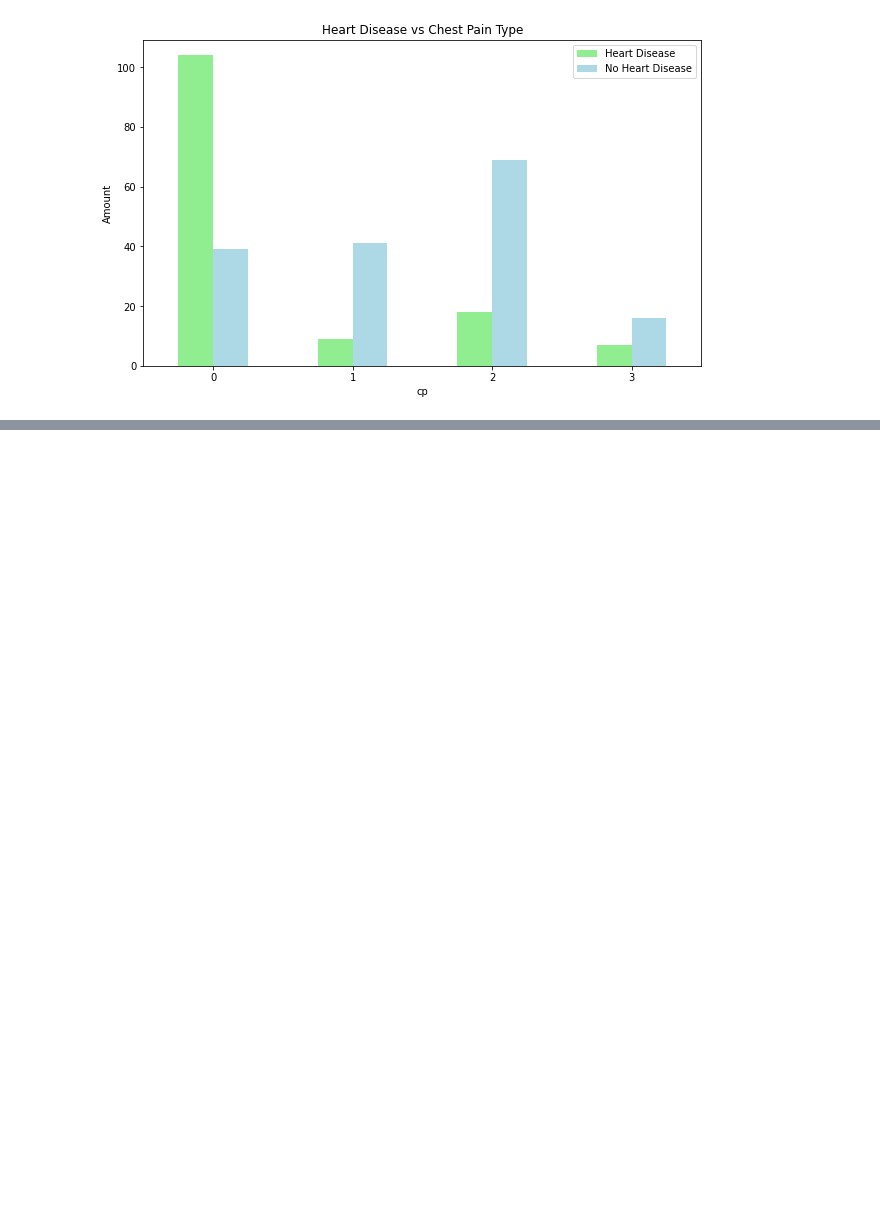
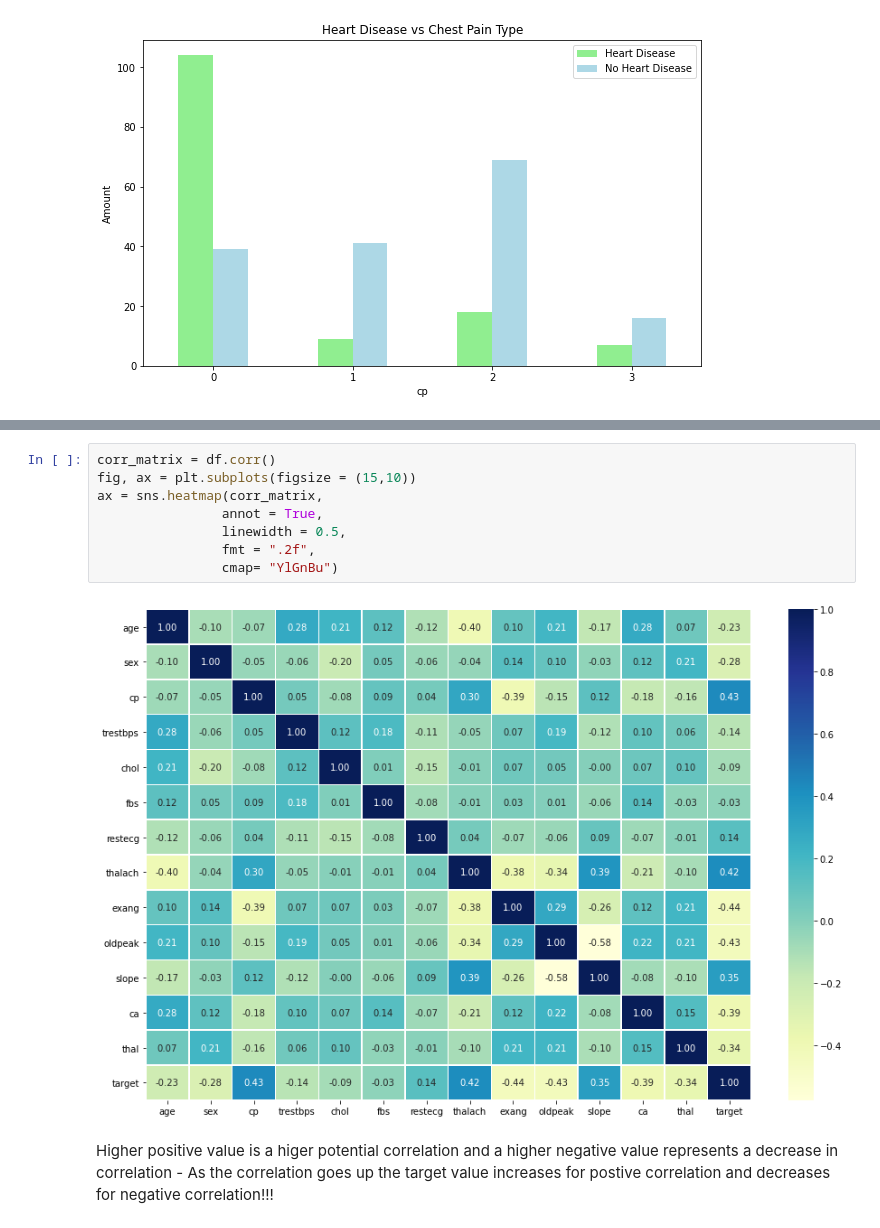
Before and after one commit to nachozobian/heart-disease-predictor, a Jupyter notebook: Heart-Disease-Classification-Predictor.ipynb, the cells around one changed output, grey strips where cells are left out. Saved outputs shown, nothing was run; the diff lists cells and outputs as text; blank space fills up the shorter version.

```diff
--- a/Heart-Disease-Classification-Predictor.ipynb
+++ b/Heart-Disease-Classification-Predictor.ipynb
@@ -245,0 +266,12 @@ plt.legend(["Heart Disease", "No Heart Disease"])
+# %%
+corr_matrix = df.corr()
+fig, ax = plt.subplots(figsize = (15,10))
+ax = sns.heatmap(corr_matrix,
+                annot = True,
+                linewidth = 0.5,
+                fmt = ".2f",
+                cmap= "YlGnBu")
+# %% [output]
+[figure, added]
+# %% [markdown]
+Higher positive value is a higer potential correlation and a higher negative value represents a decrease in correlation - As the correlation goes up the target value increases for postive correlation and decreases for negative correlation!!!
```
Also changed, not shown: parts of 8 cells of this notebook.
